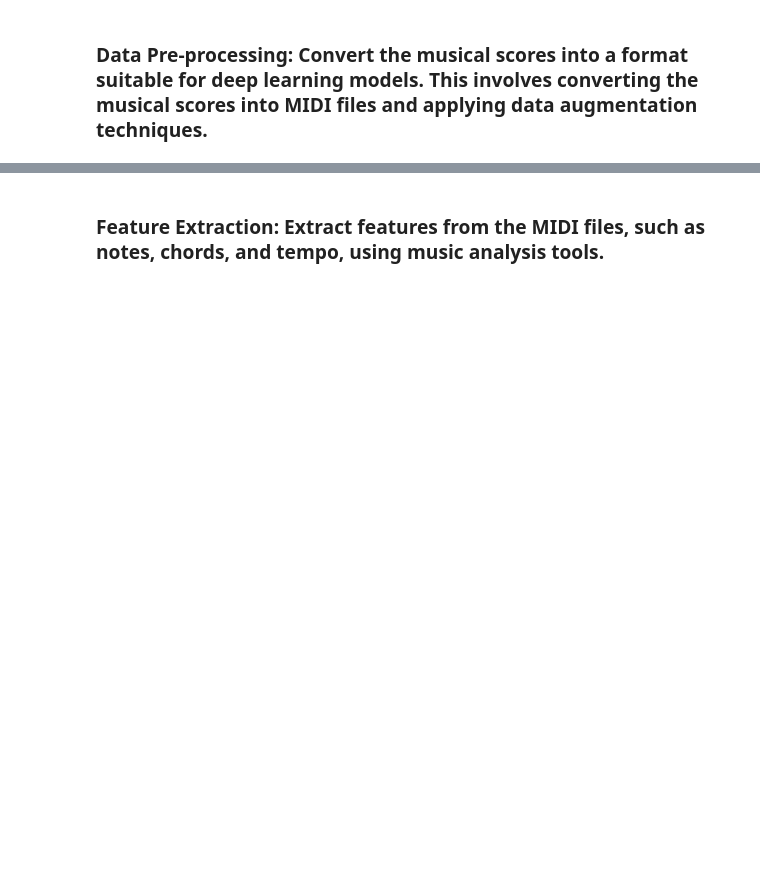
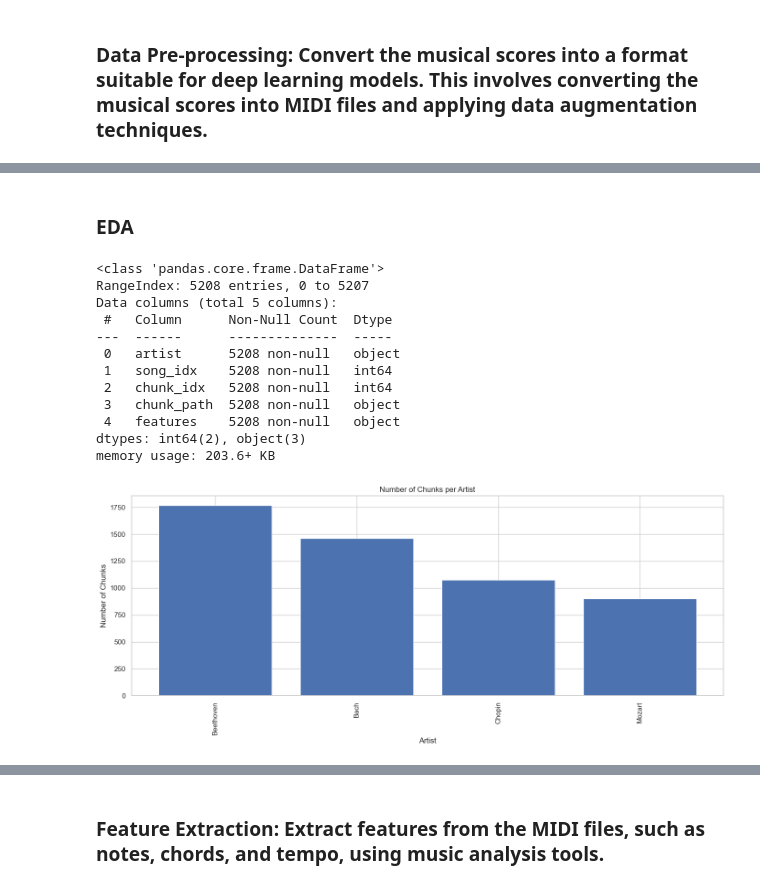
Before and after one commit to victorhg/aai511-final-project-group6, a Jupyter notebook: main.ipynb, the cells around one changed output, grey strips where cells are left out. Saved outputs shown, nothing was run; the diff lists cells and outputs as text; code cells hidden in the pictures; blank space fills up the shorter version.

Commit message:
add feature extraction

```diff
--- a/main.ipynb
+++ b/main.ipynb
@@ -4,2 +96,5 @@
 # %% [markdown]
 ### Data Collection: Data is collected and provided to you.
+# %%
+# Load all songs by artist
+artist_midi_dict = midi.load_midi_files_by_artist(ARTISTS_DIR)
@@ -6,2 +103,31 @@
 # %% [markdown]
 ### Data Pre-processing: Convert the musical scores into a format suitable for deep learning models. This involves converting the musical scores into MIDI files and applying data augmentation techniques.
+# %%
+all_chunk_features = []
+output_dir = os.path.join(BASE_MIDI_DIR, 'intermediate_chunks')
+
+# Clean up the output directory if it exists
+if os.path.exists(output_dir):
+    print(f"Removing existing output directory: {output_dir}")
+    shutil.rmtree(output_dir)
+
+# Create the output directory
+print(f"Creating output directory: {output_dir}")
+os.makedirs(output_dir, exist_ok=True)
+top_chords = midi.get_top_chords(artist_midi_dict, top_n=20)
+
+# Process each artist's MIDI files and extract features
+for artist, song_list in artist_midi_dict.items():
+    print(f"Processing artist: {artist} with {len(song_list)} songs")
+    for idx, midi_data in enumerate(song_list):
+        chunk_features = process_and_save_chunks_with_features(artist, idx, midi_data, output_dir, top_chords)
+        all_chunk_features.extend(chunk_features)
+
+
+df_chunks = pd.DataFrame(all_chunk_features)
+print(f"Total chunks processed: {len(df_chunks)}")
+print(f"Saving chunk features to: {os.path.join(output_dir, './songs_by_artist_chunk_features.csv')}")
+
+df_chunks.to_csv(os.path.join(output_dir, './songs_by_artist_chunk_features.csv'), index=False)
+
+df_chunks.head()
@@ -7,0 +149,29 @@
+# %% [markdown]
+### EDA
+# %%
+df_chunks.info()
+
+chunk_counts = df_chunks['artist'].value_counts()
+
+plt.figure(figsize=(14, 6))
+plt.bar(chunk_counts.index, chunk_counts.values)
+plt.xticks(rotation=90)
+plt.xlabel('Artist')
+plt.ylabel('Number of Chunks')
+plt.title('Number of Chunks per Artist')
+plt.tight_layout()
+plt.show()
+# %% [output]
+<class 'pandas.core.frame.DataFrame'>
+RangeIndex: 5208 entries, 0 to 5207
+Data columns (total 5 columns):
+ #   Column      Non-Null Count  Dtype
+---  ------      --------------  -----
+ 0   artist      5208 non-null   object
+ 1   song_idx    5208 non-null   int64
+ 2   chunk_idx   5208 non-null   int64
+ 3   chunk_path  5208 non-null   object
+ 4   features    5208 non-null   object
+dtypes: int64(2), object(3)
+memory usage: 203.6+ KB
+[figure, added]
```
Also changed, not shown: parts of 22 cells of this notebook.
